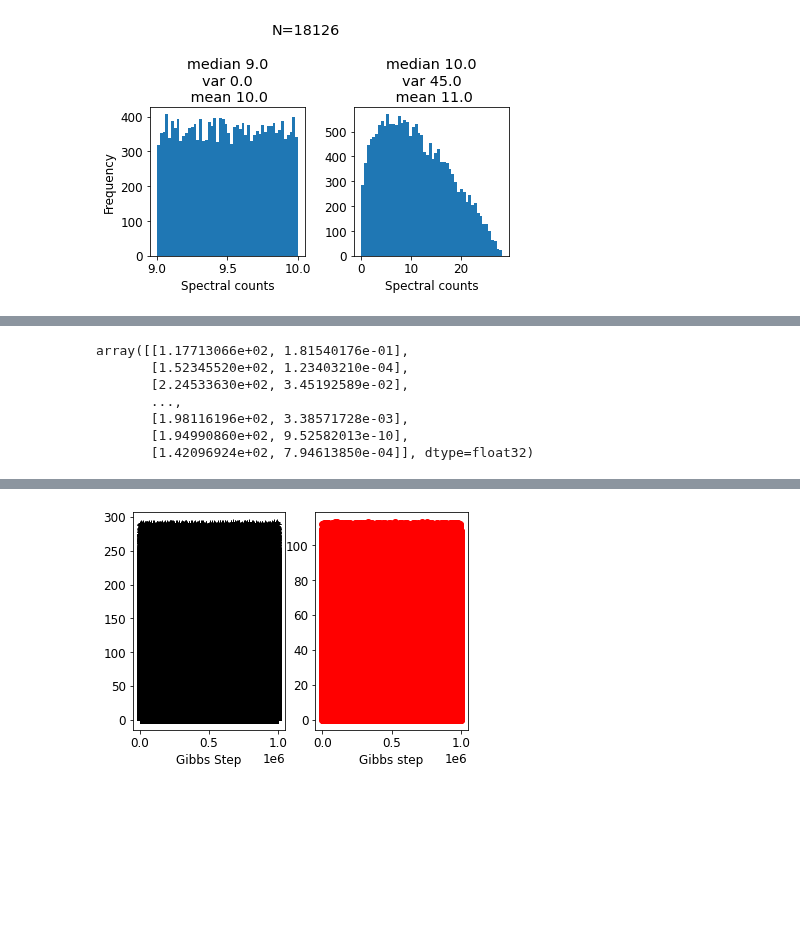
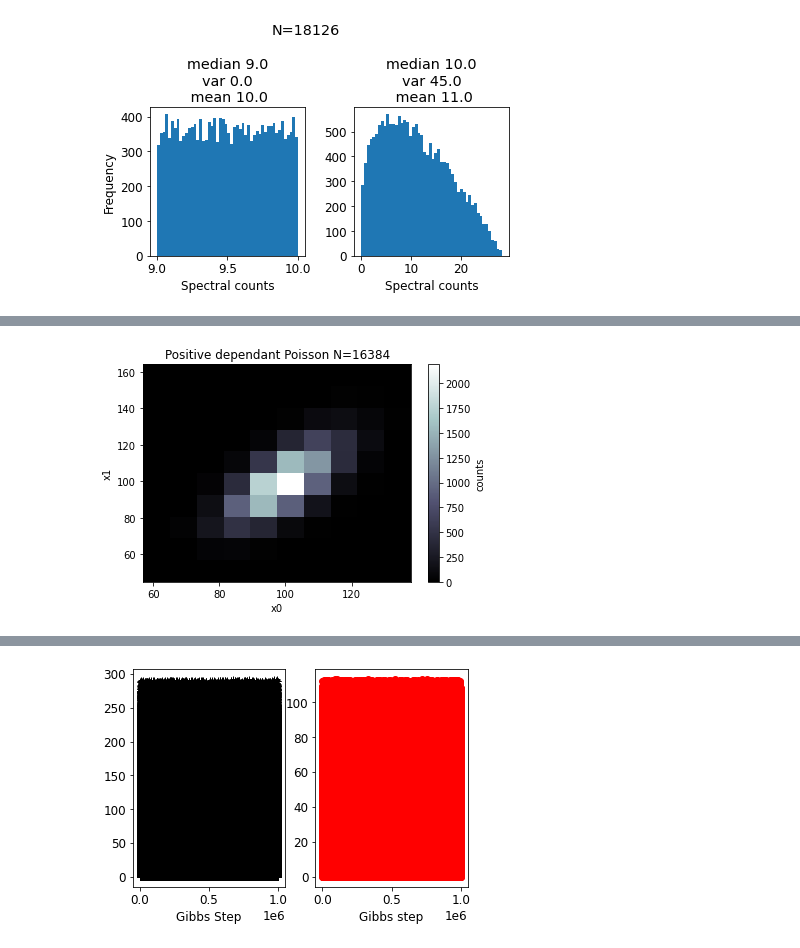
Before and after one commit to ajipalar/pynet, a Jupyter notebook: devel/SliceSampling.ipynb, the cells around one changed output, grey strips where cells are left out. Cells and saved outputs as stored; diff of their text form; code cells hidden in the pictures; blank space fills up the shorter version.

```diff
--- a/devel/SliceSampling.ipynb
+++ b/devel/SliceSampling.ipynb
@@ -563,10 +648,20 @@ plt.show()
 # %%
-samples_f
+# Case 2 Positive dependance (correlation)
+
+key = jax.random.PRNGKey(13)
+k0, k1 = jax.random.split(key)
+x0 = jax.random.poisson(key, lam, shape=[nsamples])
+x1 = jax.random.poisson(k1, x0, shape=[nsamples])
+x0 = np.array(x0)
+x1 = np.array(x1)
+
+%matplotlib inline
+
+plt.hist2d(x0, x1, cmap=cmap, bins=nbins)
+plt.colorbar(label='counts')
+plt.title(f'Positive dependant Poisson N={nsamples}')
+plt.xlabel('x0')
+plt.ylabel('x1')
+plt.show()
 # %% [output]
-array([[1.17713066e+02, 1.81540176e-01],
-       [1.52345520e+02, 1.23403210e-04],
-       [2.24533630e+02, 3.45192589e-02],
-       ...,
-       [1.98116196e+02, 3.38571728e-03],
-       [1.94990860e+02, 9.52582013e-10],
-       [1.42096924e+02, 7.94613850e-04]], dtype=float32)
+[figure, added]
```
Also changed, not shown: parts of 12 cells of this notebook, 1 other file.
